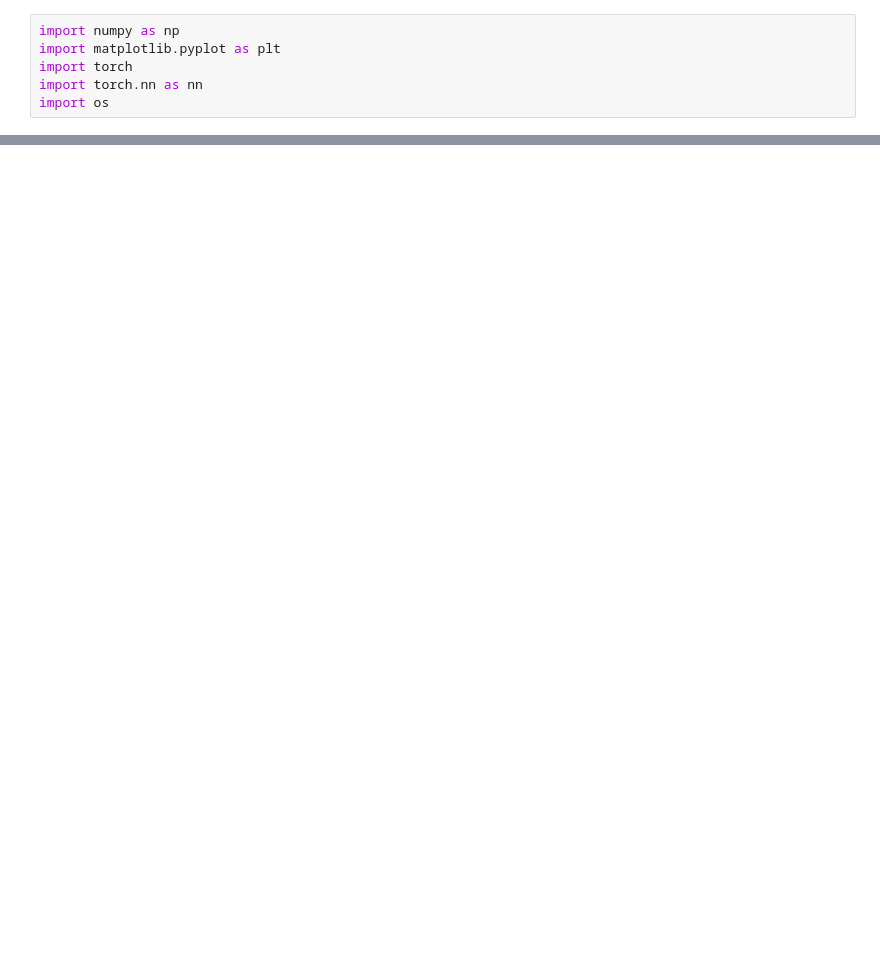
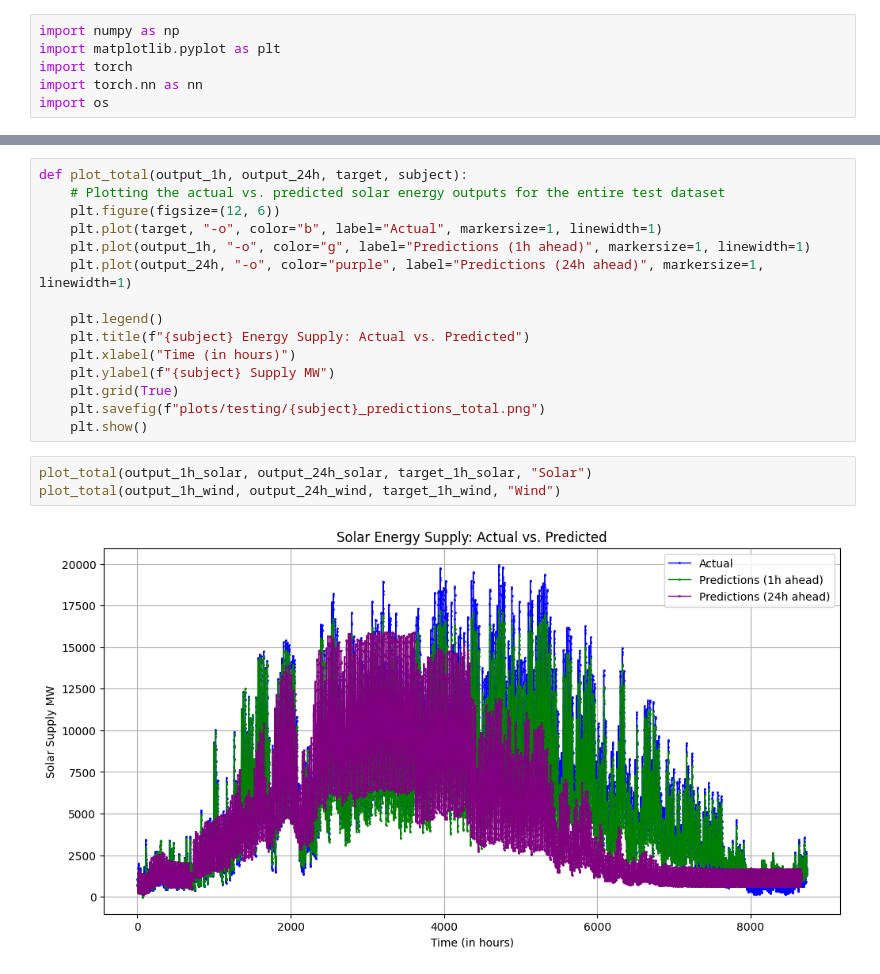
Before and after one commit to UBela/GRUeneEnergie, a Jupyter notebook: plotting.ipynb, the cells around one changed output, grey strips where cells are left out. Cells and saved outputs as stored; diff of their text form; blank space fills up the shorter version.

```diff
--- a/plotting.ipynb
+++ b/plotting.ipynb
@@ -65,0 +124,20 @@ def plot_week(output_1h, output_24h, target, subject, path):
+# %%
+def plot_total(output_1h, output_24h, target, subject):
+    # Plotting the actual vs. predicted solar energy outputs for the entire test dataset
+    plt.figure(figsize=(12, 6))
+    plt.plot(target, "-o", color="b", label="Actual", markersize=1, linewidth=1)
+    plt.plot(output_1h, "-o", color="g", label="Predictions (1h ahead)", markersize=1, linewidth=1)
+    plt.plot(output_24h, "-o", color="purple", label="Predictions (24h ahead)", markersize=1, linewidth=1)
+
+    plt.legend()
+    plt.title(f"{subject} Energy Supply: Actual vs. Predicted")
+    plt.xlabel("Time (in hours)")
+    plt.ylabel(f"{subject} Supply MW")
+    plt.grid(True)
+    plt.savefig(f"plots/testing/{subject}_predictions_total.png")
+    plt.show()
+# %%
+plot_total(output_1h_solar, output_24h_solar, target_1h_solar, "Solar")
+plot_total(output_1h_wind, output_24h_wind, target_1h_wind, "Wind")
+# %% [output]
+[figure, added]
```
Also changed, not shown: parts of 10 cells of this notebook.
